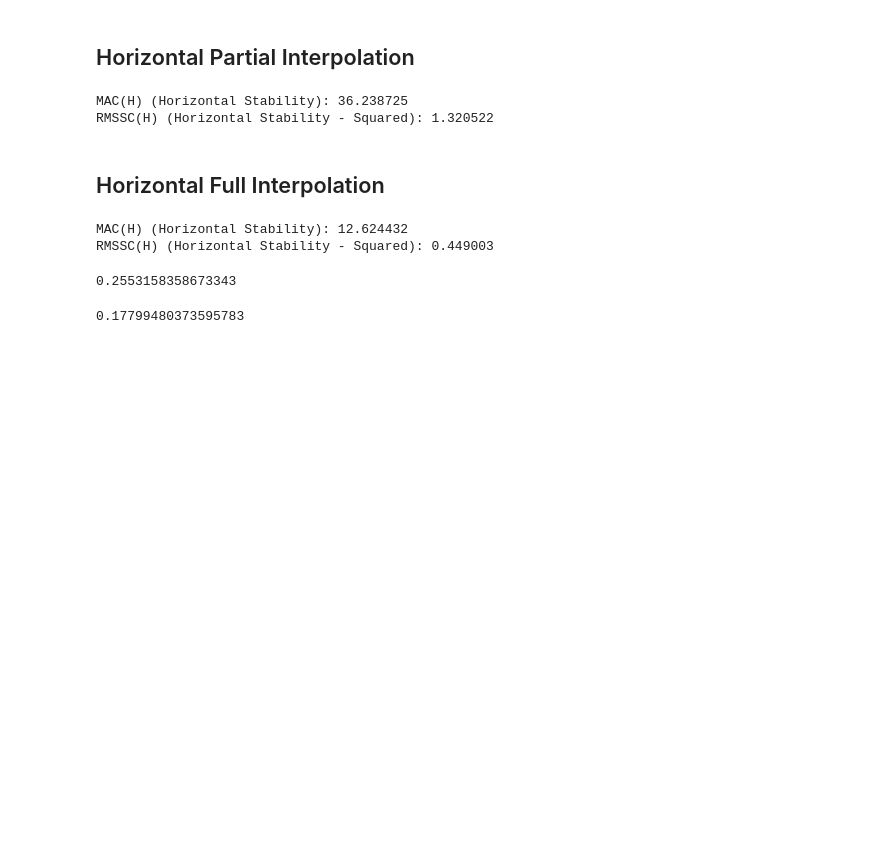
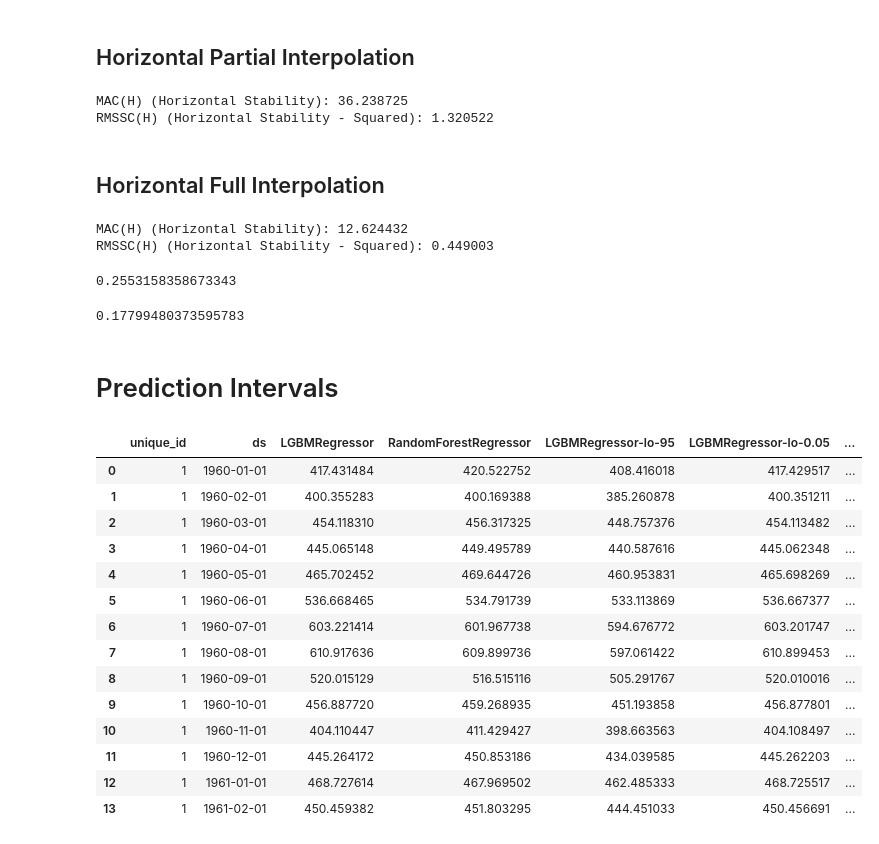
Before and after one commit to heylucasleao/tinyshift, a Jupyter notebook: tinyshift/examples/decomp_mstl_ml.ipynb, the cells around one changed output. Drawn from its saved outputs; the diff is of its cells as text; code cells hidden in the pictures; blank space fills up the shorter version.

```diff
--- a/tinyshift/examples/decomp_mstl_ml.ipynb
+++ b/tinyshift/examples/decomp_mstl_ml.ipynb
@@ -295,2 +297,4 @@ fva_rmae(result["y"].values, result["y_pred"].values, baseline_type="moving_aver
 # %% [output]
 0.17799480373595783
+# %% [markdown]
+# Prediction Intervals
@@ -296,0 +303,33 @@ fva_rmae(result["y"].values, result["y_pred"].values, baseline_type="moving_aver
+# %%
+prediction_intervals = PredictionIntervals(
+    n_windows=3,
+    h=14
+)
+dmstl = DMSTLWrapper(
+    seasonal_model=seasonal,
+    mf_resid=mf,
+    season_length=12
+)
+dmstl.fit(train[["unique_id", "ds", "y"]], target_col="y", prediction_intervals=prediction_intervals)
+forecasts = dmstl.predict(
+    h=14,
+    level=[0.05, 95]
+)
+# %%
+forecasts
+# %% [output]
+|  | unique_id | ds | LGBMRegressor | RandomForestRegressor | LGBMRegressor-lo-95 | LGBMRegressor-lo-0.05 | ... |
+| 0 | 1 | 1960-01-01 | 417.431484 | 420.522752 | 408.416018 | 417.429517 | ... |
+| 1 | 1 | 1960-02-01 | 400.355283 | 400.169388 | 385.260878 | 400.351211 | ... |
+| 2 | 1 | 1960-03-01 | 454.118310 | 456.317325 | 448.757376 | 454.113482 | ... |
+| 3 | 1 | 1960-04-01 | 445.065148 | 449.495789 | 440.587616 | 445.062348 | ... |
+| 4 | 1 | 1960-05-01 | 465.702452 | 469.644726 | 460.953831 | 465.698269 | ... |
+| 5 | 1 | 1960-06-01 | 536.668465 | 534.791739 | 533.113869 | 536.667377 | ... |
+| 6 | 1 | 1960-07-01 | 603.221414 | 601.967738 | 594.676772 | 603.201747 | ... |
+| 7 | 1 | 1960-08-01 | 610.917636 | 609.899736 | 597.061422 | 610.899453 | ... |
+| 8 | 1 | 1960-09-01 | 520.015129 | 516.515116 | 505.291767 | 520.010016 | ... |
+| 9 | 1 | 1960-10-01 | 456.887720 | 459.268935 | 451.193858 | 456.877801 | ... |
+| 10 | 1 | 1960-11-01 | 404.110447 | 411.429427 | 398.663563 | 404.108497 | ... |
+| 11 | 1 | 1960-12-01 | 445.264172 | 450.853186 | 434.039585 | 445.262203 | ... |
+| 12 | 1 | 1961-01-01 | 468.727614 | 467.969502 | 462.485333 | 468.725517 | ... |
+| 13 | 1 | 1961-02-01 | 450.459382 | 451.803295 | 444.451033 | 450.456691 | ... |
```
Also changed, not shown: parts of 13 cells of this notebook, 1 other file.
